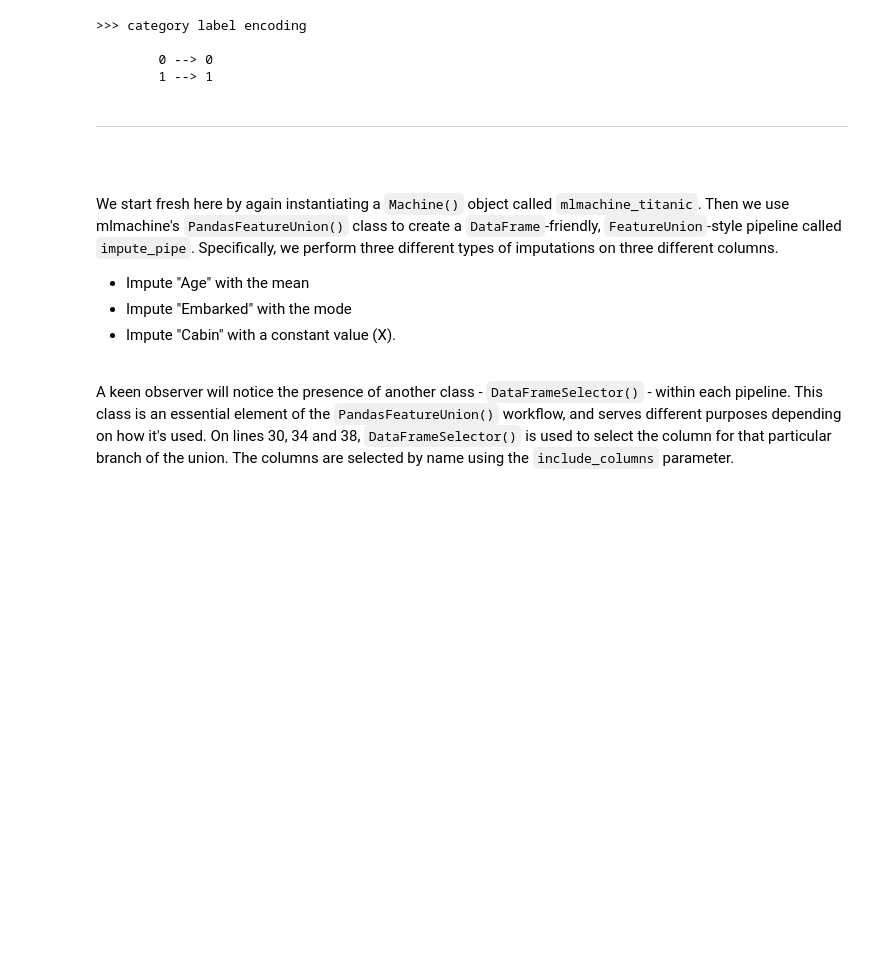
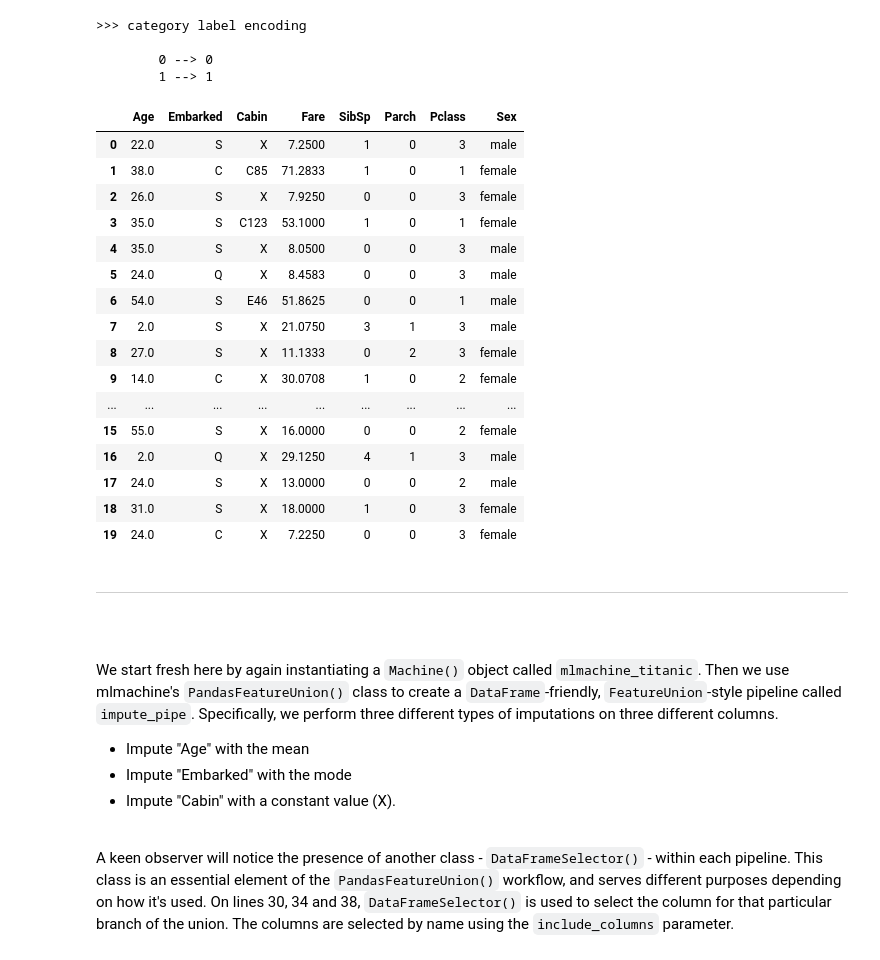
Before and after one commit to petersontylerd/mlmachine, a Jupyter notebook: notebooks/mlmachine_part_1.ipynb, the cells around one changed output. Drawn from its saved outputs; the diff is of its cells as text; code cells hidden in the pictures; blank space fills up the shorter version.

```diff
--- a/notebooks/mlmachine_part_1.ipynb
+++ b/notebooks/mlmachine_part_1.ipynb
@@ -532,6 +534,26 @@ mlmachine_titanic.data = impute_pipe.fit_transform(mlmachine_titanic.data)
 
         0 --> 0
         1 --> 1
+# %%
+mlmachine_titanic.data[:20]
+# %% [output]
+|  | Age | Embarked | Cabin | Fare | SibSp | Parch | Pclass | Sex |
+| 0 | 22.0 | S | X | 7.2500 | 1 | 0 | 3 | male |
+| 1 | 38.0 | C | C85 | 71.2833 | 1 | 0 | 1 | female |
+| 2 | 26.0 | S | X | 7.9250 | 0 | 0 | 3 | female |
+| 3 | 35.0 | S | C123 | 53.1000 | 1 | 0 | 1 | female |
+| 4 | 35.0 | S | X | 8.0500 | 0 | 0 | 3 | male |
+| 5 | 24.0 | Q | X | 8.4583 | 0 | 0 | 3 | male |
+| 6 | 54.0 | S | E46 | 51.8625 | 0 | 0 | 1 | male |
+| 7 | 2.0 | S | X | 21.0750 | 3 | 1 | 3 | male |
+| 8 | 27.0 | S | X | 11.1333 | 0 | 2 | 3 | female |
+| 9 | 14.0 | C | X | 30.0708 | 1 | 0 | 2 | female |
+| ... | ... | ... | ... | ... | ... | ... | ... | ... |
+| 15 | 55.0 | S | X | 16.0000 | 0 | 0 | 2 | female |
+| 16 | 2.0 | Q | X | 29.1250 | 4 | 1 | 3 | male |
+| 17 | 24.0 | S | X | 13.0000 | 0 | 0 | 2 | male |
+| 18 | 31.0 | S | X | 18.0000 | 1 | 0 | 3 | female |
+| 19 | 24.0 | C | X | 7.2250 | 0 | 0 | 3 | female |
 # %% [markdown]
 ---
 <br><br>
```
Also changed, not shown: parts of 10 cells of this notebook, 14 other files.
